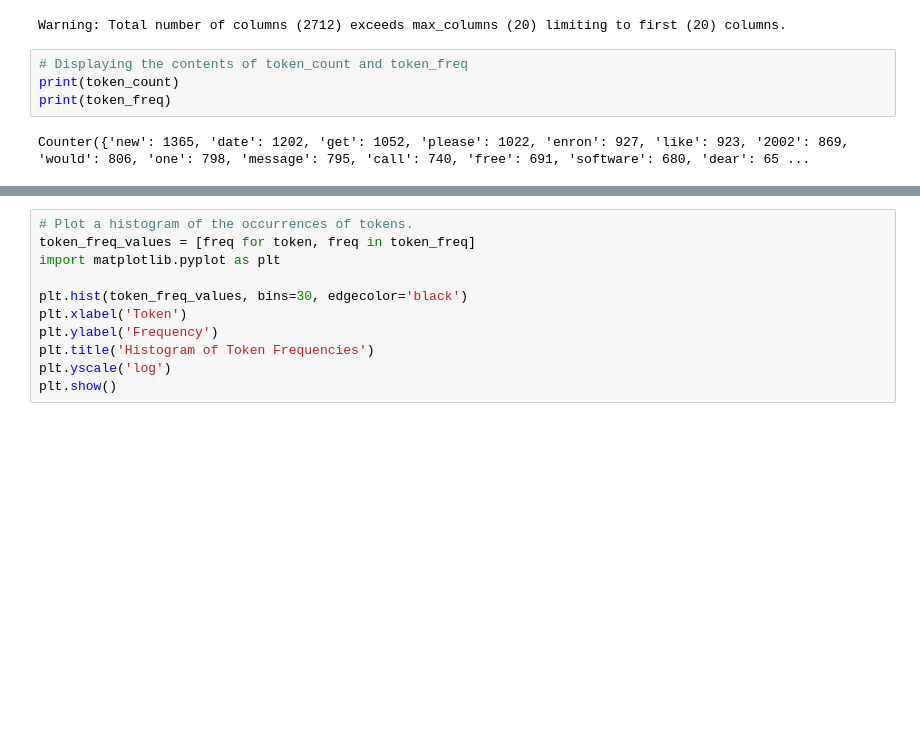
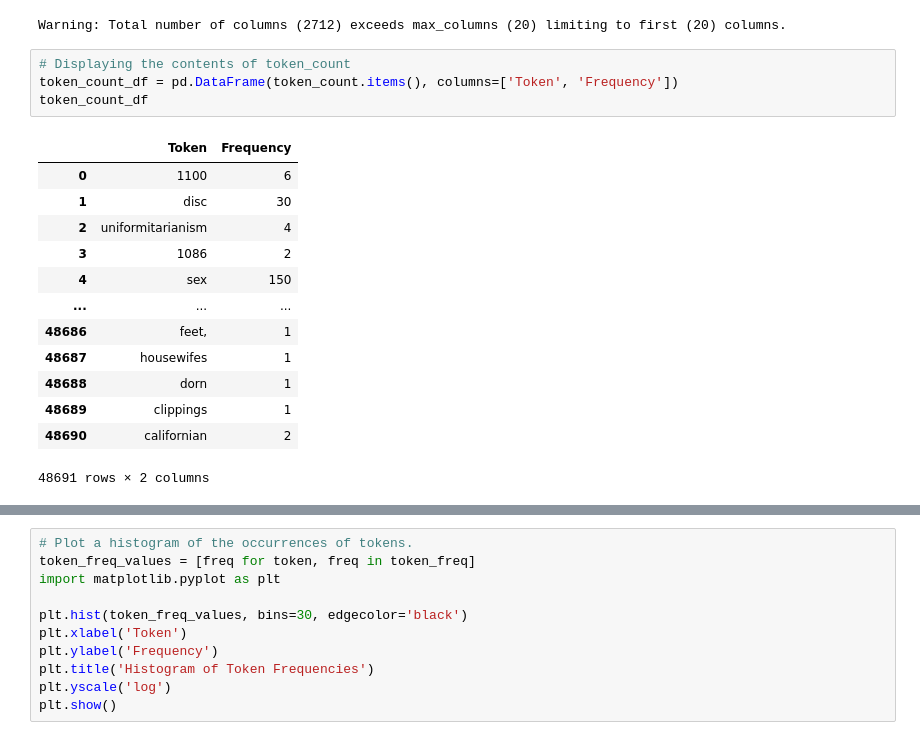
Before and after one commit to hwayalew/A05-pca, a Jupyter notebook: notebook.ipynb, the cells around one changed output, grey strips where cells are left out. Cells and saved outputs as stored; diff of their text form; blank space fills up the shorter version.

```diff
--- a/notebook.ipynb
+++ b/notebook.ipynb
@@ -92,8 +92,20 @@ df
 18634 rows × 2712 columns
 Warning: Total number of columns (2712) exceeds max_columns (20) limiting to first (20) columns.
 # %%
-# Displaying the contents of token_count and token_freq
-print(token_count)
-print(token_freq)
+# Displaying the contents of token_count
+token_count_df = pd.DataFrame(token_count.items(), columns=['Token', 'Frequency'])
+token_count_df
 # %% [output]
+|  | Token | Frequency |
+| 0 | 1100 | 6 |
+| 1 | disc | 30 |
+| 2 | uniformitarianism | 4 |
+| 3 | 1086 | 2 |
+| 4 | sex | 150 |
+| ... | ... | ... |
+| 48686 | feet, | 1 |
+| 48687 | housewifes | 1 |
+| 48688 | dorn | 1 |
+| 48689 | clippings | 1 |
+| 48690 | californian | 2 |
-Counter({'new': 1365, 'date': 1202, 'get': 1052, 'please': 1022, 'enron': 927, 'like': 923, '2002': 869, 'would': 806, 'one': 798, 'message': 795, 'call': 740, 'free': 691, 'software': 680, 'dear': 65 ...
+48691 rows × 2 columns
```
Also changed, not shown: parts of 1 cell of this notebook.
